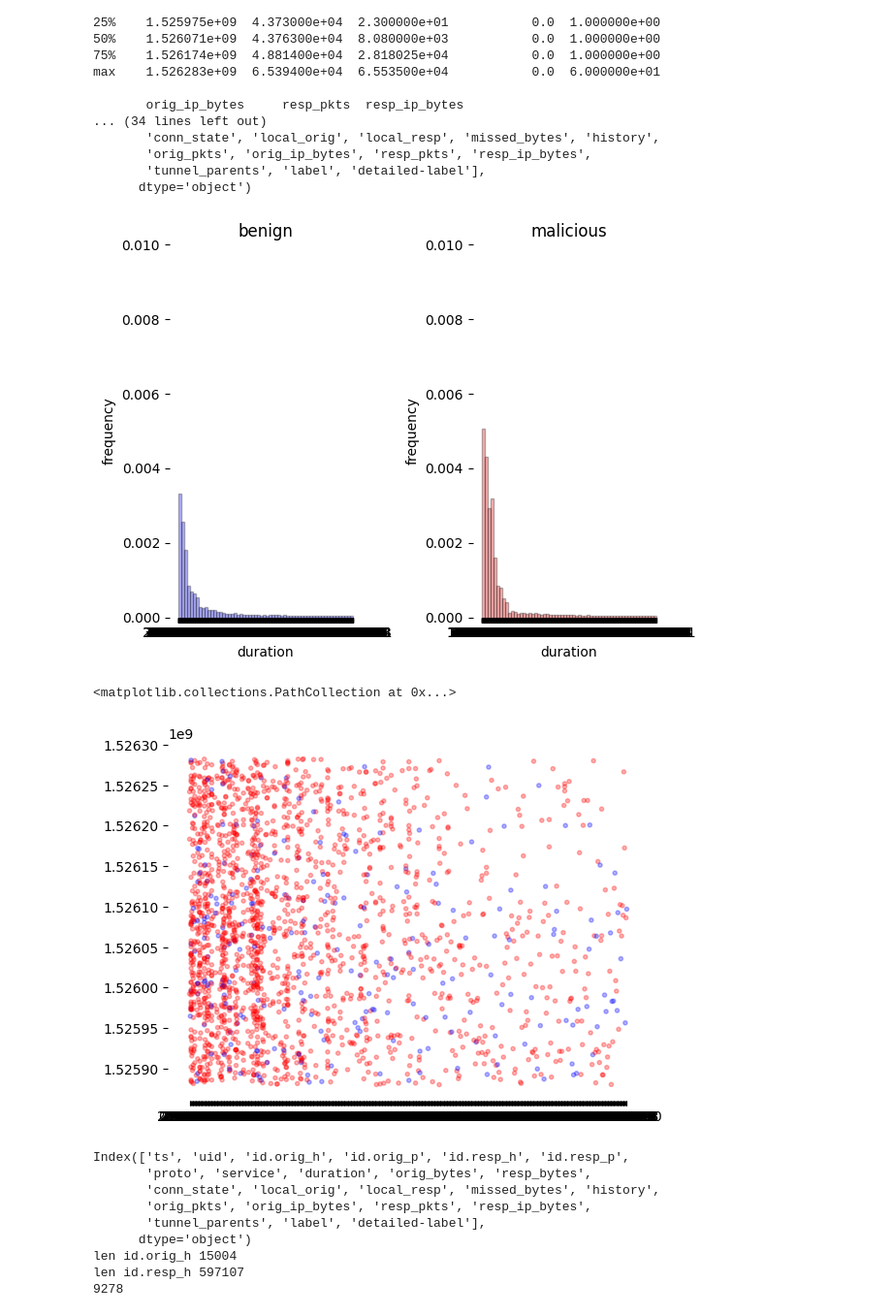
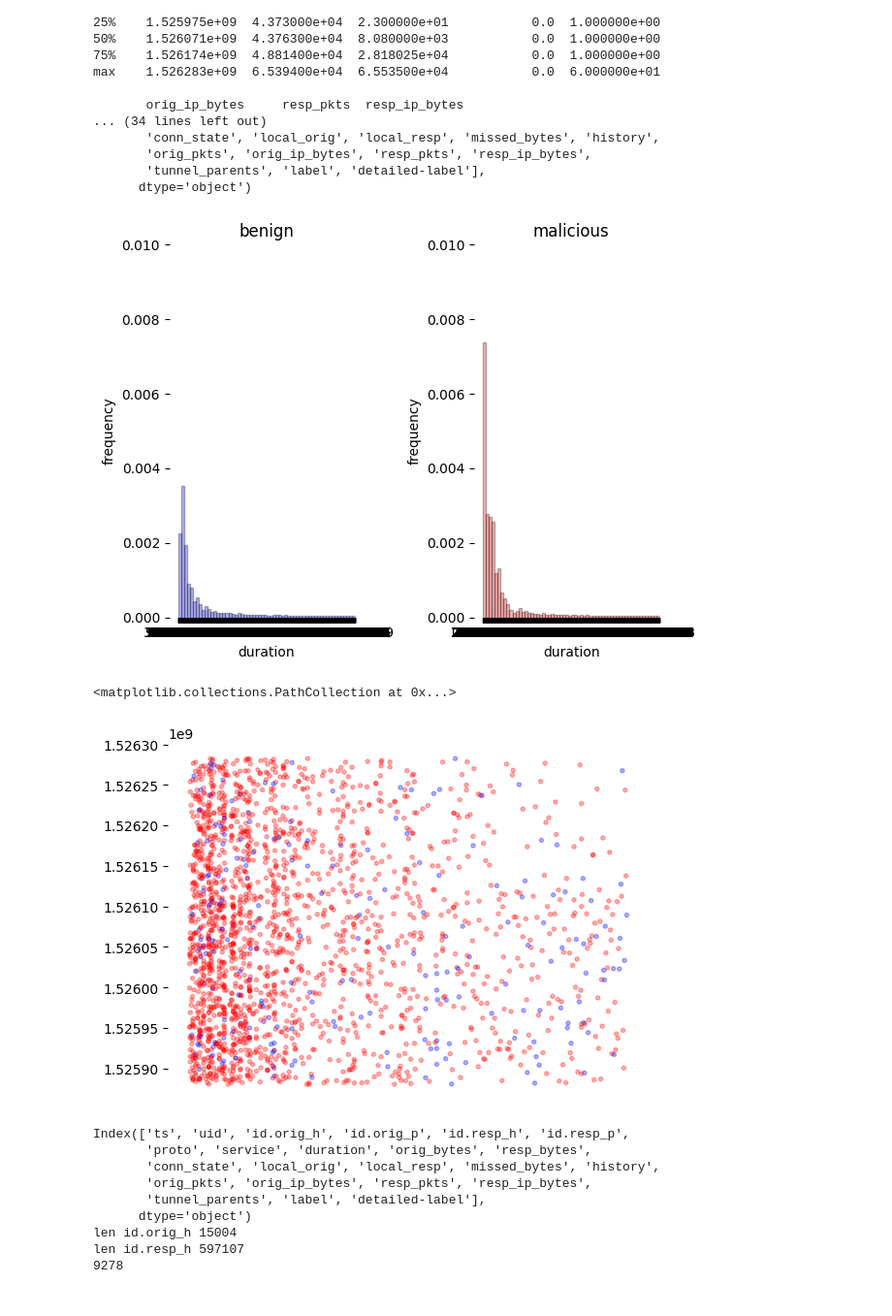
Before and after one commit to Neimhin/msc, a Jupyter notebook: data-visualisation/ctu.ipynb, the cells around one changed output. Shown at 97% size. Saved outputs shown, nothing was run; the diff lists cells and outputs as text; code cells hidden in the pictures.

```diff
--- a/data-visualisation/ctu.ipynb
+++ b/data-visualisation/ctu.ipynb
@@ -56,63 +76,64 @@ plt.rcParams['axes.spines.left'] = False
 plt.rcParams['axes.spines.bottom'] = False
 
 # Assuming df1 is your DataFrame and 'duration' is the column of interest.
-df = df1.sample(frac=1)
-numeric_duration_m = df["duration"] != "-"
-benign_m = df["label"] == "Benign"
-benign = df[numeric_duration_m & benign_m]["duration"]
-malicious = df[numeric_duration_m & ~benign_m]["duration"][0: len(benign)]
+df = df1.sample(frac=0.00001)
 
-def histit(n, column):
-    c = "blue" if n == 1 else "red"
-    plt.subplot(1,2,n)
-    plt.hist(column, bins=60, alpha=0.3, color=c, edgecolor=(0,0,0,0),density=True)
-    plt.title("benign" if n ==1 else "malicious")
-    plt.xlabel('duration')
-    plt.ylabel('frequency')
-    ax = plt.gca()
-    ax.set_ylim([0,0.01])
-    plt.draw()
+for column in df.columns:
+    numeric_duration_m = df["duration"] != "-"
+    benign_m = df["label"] == "Benign"
+    benign = df[numeric_duration_m & benign_m]["duration"]
+    malicious = df[numeric_duration_m & ~benign_m]["duration"][0: len(benign)]
+
+    def histit(n, column):
+        c = "blue" if n == 1 else "red"
+        plt.subplot(1,2,n)
+        plt.hist(column, bins=60, alpha=0.3, color=c, edgecolor=(0,0,0,0),density=True)
+        plt.title("benign" if n ==1 else "malicious")
+        plt.xlabel('duration')
+        plt.ylabel('frequency')
+        ax = plt.gca()
+        ax.set_ylim([0,0.01])
+        plt.draw()
 
 
-
-histit(1,benign)
-histit(2,malicious)
-plt.tight_layout()
-# Show the plot
-plt.show()
+    histit(1,benign)
+    histit(2,malicious)
+    plt.tight_layout()
+    # Show the plot
+    plt.show()
 # %% [output]
-[figure, old version]
+[figure, new version]
 # %%
 import matplotlib.pyplot as plt
 plt.rcParams['axes.spines.top'] = False
 plt.rcParams['axes.spines.right'] = False
 plt.rcParams['axes.spines.left'] = False
 plt.rcParams['axes.spines.bottom'] = False
 
 # Assuming df1 is your DataFrame and 'duration' is the column of interest.
 df = df1.sample(frac=1)
 numeric_duration_m = df["duration"] != "-"
 df = df[numeric_duration_m]
 df = df.sample(frac=0.01)
 
 def l2c(l):
     return {
         "Malicious": "red",
         "Benign": "blue",
     }[l]
 
 def l2y(l):
     return {
         "Malicious": 1,
         "Benign": -1,
     }[l]
 
-
 plt.figure()
+plt.xticks([])
 plt.scatter(df["duration"],df["ts"],c=df["label"].apply(l2c),marker='.',alpha=0.3)
 # %% [output]
 <matplotlib.collections.PathCollection at 0x...>
-[figure, old version]
+[figure, new version]
 # %%
 # count unique src_ips
 print(df1.columns)
```
Also changed, not shown: parts of 2 cells of this notebook, 5 other files.
